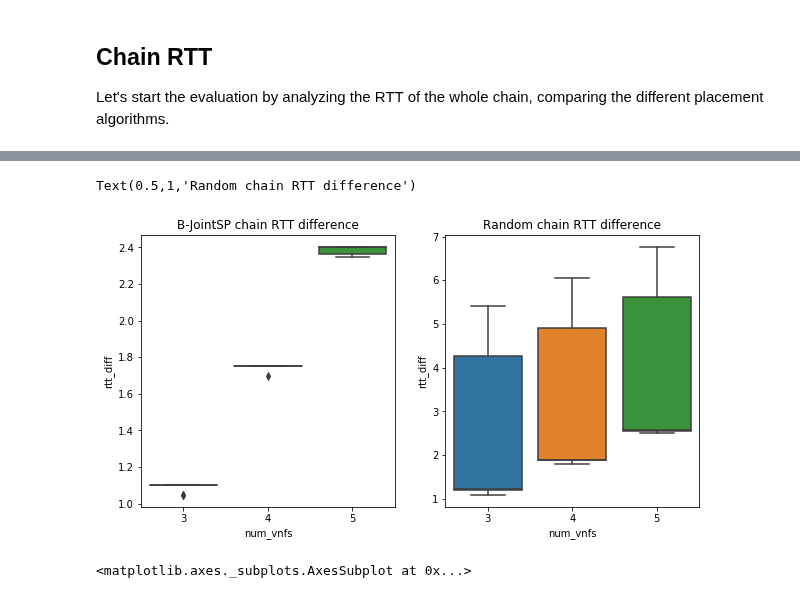
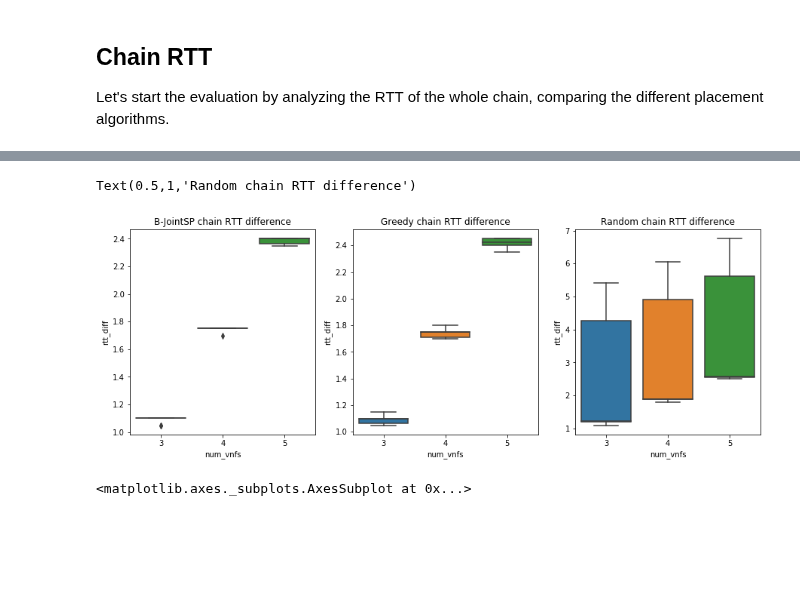
Before and after one commit to CN-UPB/placement-emulation, a Jupyter notebook: eval/eval_abilene.ipynb, the cells around one changed output, grey strips where cells are left out. Cells and saved outputs as stored; diff of their text form; code cells hidden in the pictures; blank space fills up the shorter version.

```diff
--- a/eval/eval_abilene.ipynb
+++ b/eval/eval_abilene.ipynb
@@ -29,5 +29,6 @@ from util import eval
 
 
 bjointsp_chain_df, bjointsp_aux_chain_df, bjointsp_vnf_df, bjointsp_aux_vnf_df = eval.prepare_eval('Abilene', 'bjointsp')
+greedy_chain_df, greedy_aux_chain_df, greedy_vnf_df, greedy_aux_vnf_df = eval.prepare_eval('Abilene', 'greedy')
 random_chain_df, random_aux_chain_df, random_vnf_df, random_aux_vnf_df = eval.prepare_eval('Abilene', 'random')
 # %% [markdown]
@@ -101,12 +103,13 @@ Compared to the Airtel network, the difference between simulation and emulation
 
 Absolute difference between emulated and simulated chain RTT: emu_rtt - sim_rtt
 # %%
-f, (ax1, ax2) = plt.subplots(1, 2, figsize=(10, 5))
+f, (ax1, ax2, ax3) = plt.subplots(1, 3, figsize=(15, 5))
 sns.boxplot(x='num_vnfs', y='rtt_diff', data=bjointsp_chain_df, ax=ax1).set_title('B-JointSP chain RTT difference')
-sns.boxplot(x='num_vnfs', y='rtt_diff', data=random_chain_df, ax=ax2).set_title('Random chain RTT difference')
+sns.boxplot(x='num_vnfs', y='rtt_diff', data=greedy_chain_df, ax=ax2).set_title('Greedy chain RTT difference')
+sns.boxplot(x='num_vnfs', y='rtt_diff', data=random_chain_df, ax=ax3).set_title('Random chain RTT difference')
 # %% [output]
 Text(0.5,1,'Random chain RTT difference')
-[figure, old version]
+[figure, new version]
 # %%
 # plot correlation of rtt_diff to sim_rtt (= link delay = distance)
 #sns.jointplot(x='sim_rtt', y='rtt_diff', data=random_chain_df)
```
Also changed, not shown: parts of 20 cells of this notebook.
